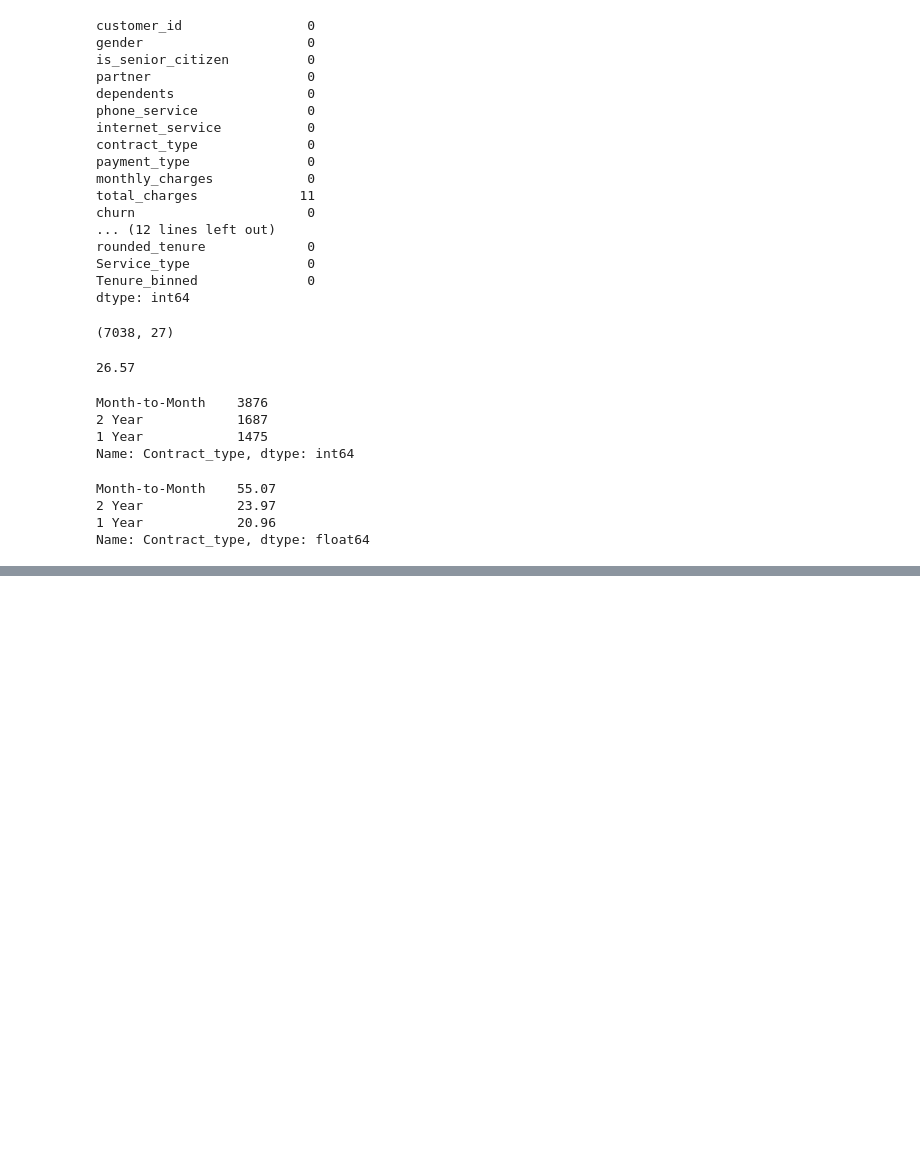
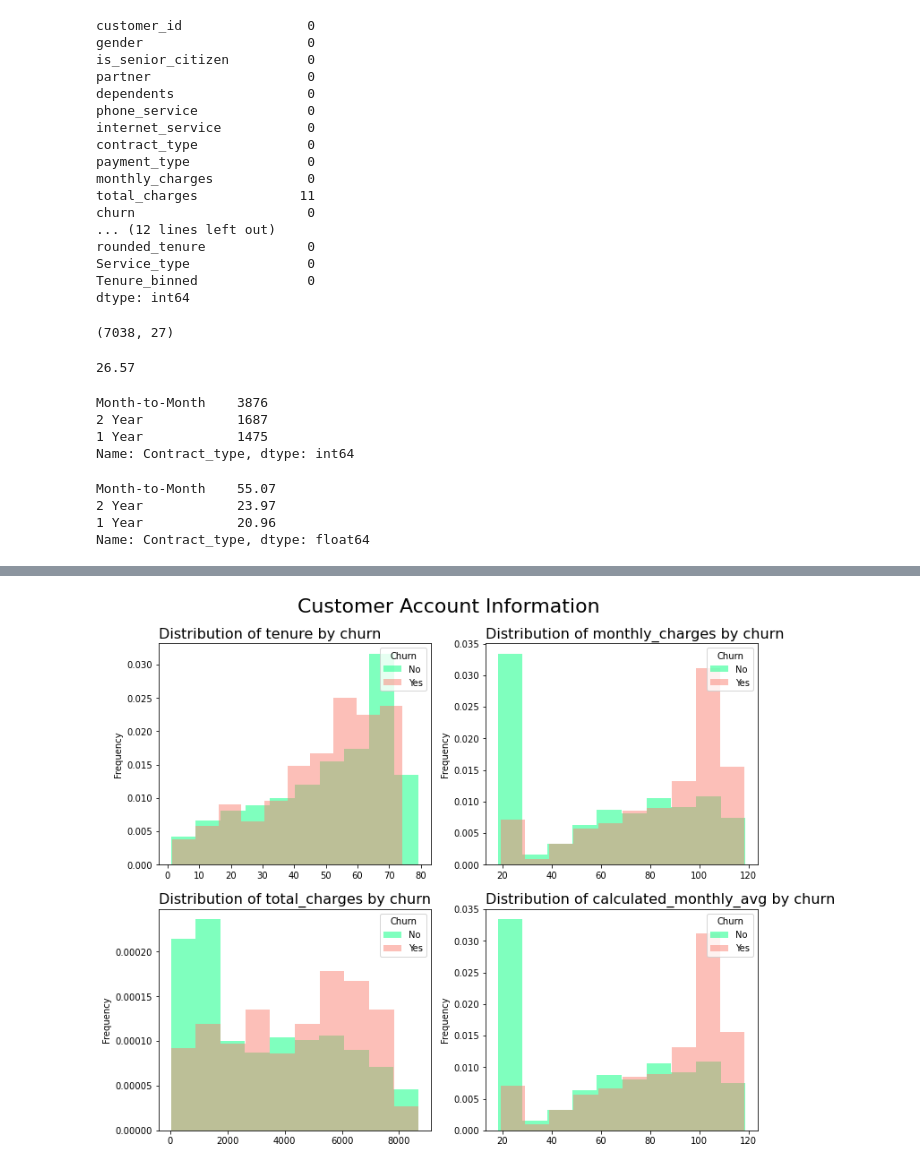
Before and after one commit to JulesMorris/numpy-pandas-visualization-exercises, a Jupyter notebook: Telco.ipynb, the cells around one changed output, grey strips where cells are left out. Cells and saved outputs as stored; diff of their text form; code cells hidden in the pictures; blank space fills up the shorter version.

```diff
--- a/Telco.ipynb
+++ b/Telco.ipynb
@@ -97,0 +148,6 @@ Name: Contract_type, dtype: float64
+# %%
+#customer_id column has no value, so it can be dropped
+
+df_c = df_c.drop(columns = 'customer_id', inplace = True)
+
+df_c.head()
@@ -97,0 +162,5 @@ Name: Contract_type, dtype: float64
+# %%
+#remove : ' (automatic)'' from payment_type to make eventual plot labels easier
+
+df_c['payment_type'] = df_c['payment_type'].str.replace(' (automatic)', '', regex = False)
+df_c.head(5)
@@ -98,5 +180,5 @@ Name: Contract_type, dtype: float64
 # %%
-#Some questions to answer: are women or men more likely to churn?
+df_c.info() #calculated_monthly_avg is an object, change it to a float
 
-df.value_counts('')
+df_c['calculated_monthly_avg'] = df_c['calculated_monthly_avg'].astype(float, errors = 'raise')
 # %% [output]
@@ -103,0 +211,53 @@ KeyError: ''
+# %%
+#create histogram function
+
+def histogram_plots(columns_to_plot, super_title):
+    #set number of rows and columns
+    number_of_columns = 2
+    number_of_rows = math.ceil(len(columns_to_plot)/2)
+
+    #plot figure
+    fig = plt.figure(figsize = (12, 5 * number_of_rows))
+    fig.suptitle(super_title, fontsize = 22, y = .95)
+
+    #loop to each demographic column name to create a subplot
+    for index, column in enumerate(columns_to_plot, 1):
+
+        #create subplot
+        ax = fig.add_subplot(number_of_rows , number_of_columns, index)
+
+        #histograms for each class
+        df_c[df_c['churn'] == 'No'][column].plot(kind = 'hist',
+                                                       ax = ax,
+                                                       density = True,
+                                                       alpha = 0.5,
+                                                       color = 'springgreen',
+                                                       label = 'No')
+
+        df_c[df_c['churn'] == 'Yes'][column].plot(kind = 'hist',
+                                                        ax = ax,
+                                                        density = True,
+                                                        alpha = 0.5,
+                                                        color = 'salmon',
+                                                        label = 'Yes')
+
+        #set title and labels
+
+        ax.set_title('Distribution of '+ column + ' by churn',
+                 fontsize = 16, loc = 'left')
+        ax.tick_params(rotation = 'auto')
+
+        ax.legend(loc = "upper right", bbox_to_anchor = (0.5, 0.5, 0.5, 0.5),
+                  title = 'Churn', fancybox = True)
+
+    #eliminate frame from plot
+    #spine_names = ('top', 'right', 'bottom', 'left')
+    #for spine_name in spine_names:
+    #    ax.spine[spine_name].set_visible(False)
+
+# customer account column names
+
+account_column_numeric = ['tenure', 'monthly_charges', 'total_charges', 'calculated_monthly_avg' ]
+histogram_plots(account_column_numeric, 'Customer Account Information')
+# %% [output]
+[figure, added]
```
Also changed, not shown: parts of 15 cells of this notebook.
